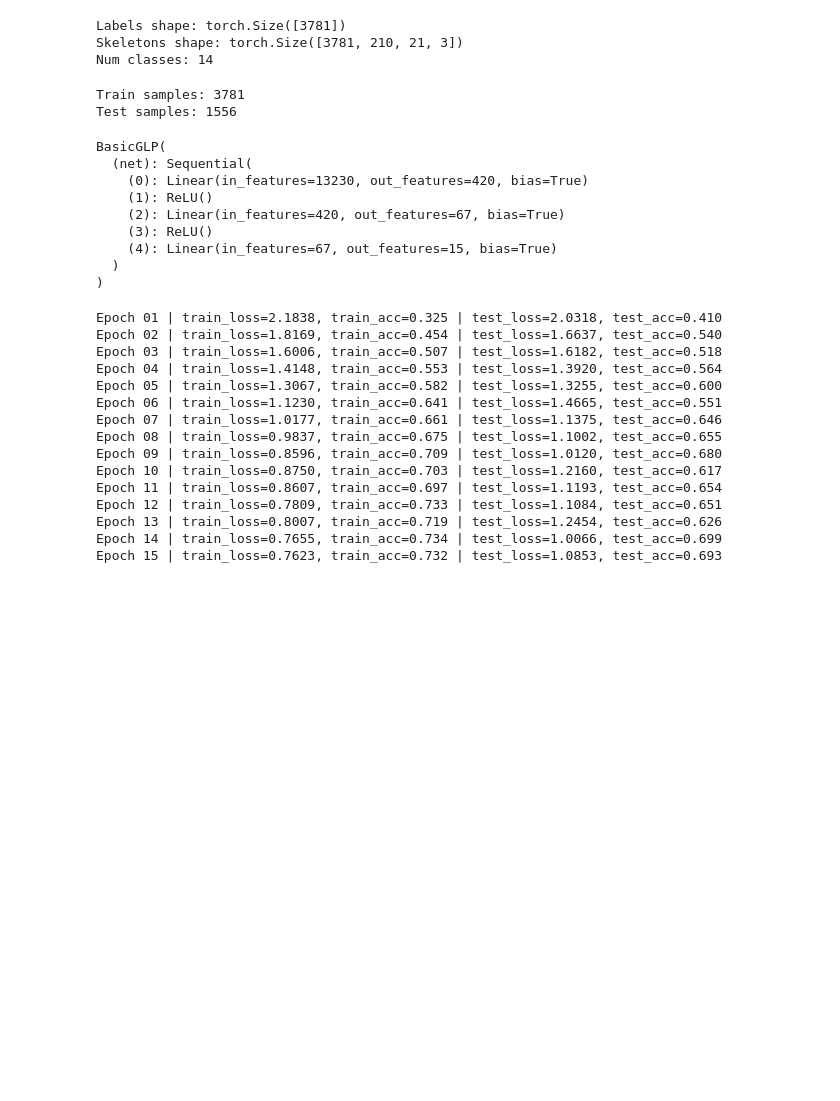
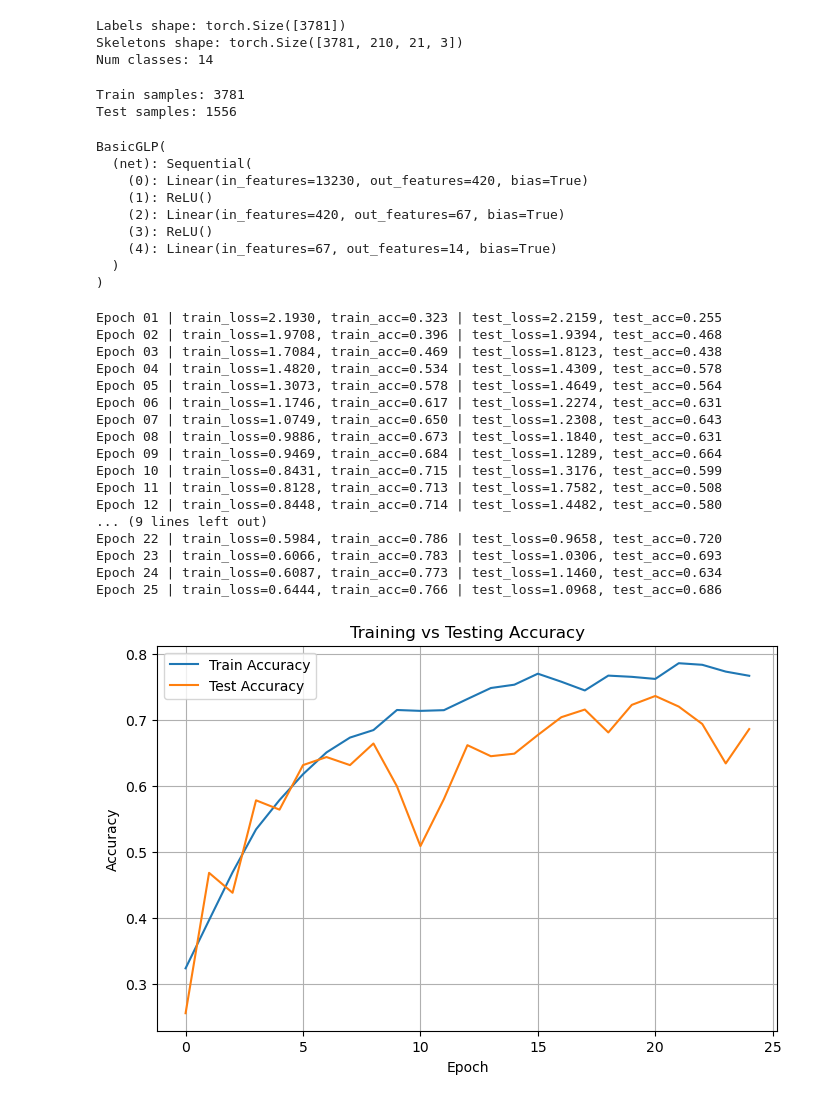
Before and after one commit to StevenTan123/CV_gesture_detection, a Jupyter notebook: SkeletonNNBasic.ipynb, the cells around one changed output. Saved outputs shown, nothing was run; the diff lists cells and outputs as text; code cells hidden in the pictures; blank space fills up the shorter version.

Commit message:
Fixed extra gesture class label and added plot for test accuracy

```diff
--- a/SkeletonNNBasic.ipynb
+++ b/SkeletonNNBasic.ipynb
@@ -21,12 +23,13 @@ def load_skel_data(path):
 train_skels, train_metadata = load_skel_data(TRAIN_PATH)
 test_skels, test_metadata = load_skel_data(TEST_PATH)
 
+# minus one to make 0-indexed
 train_labels = torch.tensor(
-    [sample["label_id"] for sample in train_metadata["samples"]],
+    [sample["label_id"] - 1 for sample in train_metadata["samples"]],
     dtype=torch.long,
 )
 test_labels = torch.tensor(
-    [sample["label_id"] for sample in test_metadata["samples"]],
+    [sample["label_id"] - 1 for sample in test_metadata["samples"]],
     dtype=torch.long,
 )
 
@@ -35,12 +38,12 @@ test_labels = torch.tensor(
 train_skels = train_skels[100:]
 train_labels = train_labels[100:]
 
-num_classes = len(torch.unique(train_labels)) + 1
+num_classes = len(torch.unique(train_labels))
 
 # sanity check stuff
 print("Labels shape:", train_labels.shape)
 print("Skeletons shape:", train_skels.shape)
-print("Num classes:", n_classes)
+print("Num classes:", num_classes)
 # %% [output]
 Labels shape: torch.Size([3781])
 Skeletons shape: torch.Size([3781, 210, 21, 3])
@@ -88,7 +91,7 @@ BasicGLP(
     (1): ReLU()
     (2): Linear(in_features=420, out_features=67, bias=True)
     (3): ReLU()
-    (4): Linear(in_features=67, out_features=15, bias=True)
+    (4): Linear(in_features=67, out_features=14, bias=True)
   )
 )
 # %%
@@ -129,11 +132,15 @@ def run_epoch(loader, model, criterion, optimizer=None):
     acc = correct / total
     return avg_loss, acc
 
-num_epochs = 15
+num_epochs = 25
 
+train_accs = []
+test_accs = []
 for epoch in range(1, num_epochs + 1):
     train_loss, train_acc = run_epoch(train_loader, model, criterion, optimizer)
     test_loss, test_acc = run_epoch(test_loader, model, criterion, optimizer=None)
+    train_accs.append(train_acc)
+    test_accs.append(test_acc)
 
     print(
         f"Epoch {epoch:02d} | "
@@ -141,18 +148,33 @@ for epoch in range(1, num_epochs + 1):
         f"test_loss={test_loss:.4f}, test_acc={test_acc:.3f}"
     )
 # %% [output]
-Epoch 01 | train_loss=2.1838, train_acc=0.325 | test_loss=2.0318, test_acc=0.410
-Epoch 02 | train_loss=1.8169, train_acc=0.454 | test_loss=1.6637, test_acc=0.540
-Epoch 03 | train_loss=1.6006, train_acc=0.507 | test_loss=1.6182, test_acc=0.518
-Epoch 04 | train_loss=1.4148, train_acc=0.553 | test_loss=1.3920, test_acc=0.564
-Epoch 05 | train_loss=1.3067, train_acc=0.582 | test_loss=1.3255, test_acc=0.600
-Epoch 06 | train_loss=1.1230, train_acc=0.641 | test_loss=1.4665, test_acc=0.551
-Epoch 07 | train_loss=1.0177, train_acc=0.661 | test_loss=1.1375, test_acc=0.646
-Epoch 08 | train_loss=0.9837, train_acc=0.675 | test_loss=1.1002, test_acc=0.655
-Epoch 09 | train_loss=0.8596, train_acc=0.709 | test_loss=1.0120, test_acc=0.680
-Epoch 10 | train_loss=0.8750, train_acc=0.703 | test_loss=1.2160, test_acc=0.617
-Epoch 11 | train_loss=0.8607, train_acc=0.697 | test_loss=1.1193, test_acc=0.654
-Epoch 12 | train_loss=0.7809, train_acc=0.733 | test_loss=1.1084, test_acc=0.651
-Epoch 13 | train_loss=0.8007, train_acc=0.719 | test_loss=1.2454, test_acc=0.626
-Epoch 14 | train_loss=0.7655, train_acc=0.734 | test_loss=1.0066, test_acc=0.699
-Epoch 15 | train_loss=0.7623, train_acc=0.732 | test_loss=1.0853, test_acc=0.693
+Epoch 01 | train_loss=2.1930, train_acc=0.323 | test_loss=2.2159, test_acc=0.255
+Epoch 02 | train_loss=1.9708, train_acc=0.396 | test_loss=1.9394, test_acc=0.468
+Epoch 03 | train_loss=1.7084, train_acc=0.469 | test_loss=1.8123, test_acc=0.438
+Epoch 04 | train_loss=1.4820, train_acc=0.534 | test_loss=1.4309, test_acc=0.578
+Epoch 05 | train_loss=1.3073, train_acc=0.578 | test_loss=1.4649, test_acc=0.564
+Epoch 06 | train_loss=1.1746, train_acc=0.617 | test_loss=1.2274, test_acc=0.631
+Epoch 07 | train_loss=1.0749, train_acc=0.650 | test_loss=1.2308, test_acc=0.643
+Epoch 08 | train_loss=0.9886, train_acc=0.673 | test_loss=1.1840, test_acc=0.631
+Epoch 09 | train_loss=0.9469, train_acc=0.684 | test_loss=1.1289, test_acc=0.664
+Epoch 10 | train_loss=0.8431, train_acc=0.715 | test_loss=1.3176, test_acc=0.599
+Epoch 11 | train_loss=0.8128, train_acc=0.713 | test_loss=1.7582, test_acc=0.508
+Epoch 12 | train_loss=0.8448, train_acc=0.714 | test_loss=1.4482, test_acc=0.580
+... (9 lines left out)
+Epoch 22 | train_loss=0.5984, train_acc=0.786 | test_loss=0.9658, test_acc=0.720
+Epoch 23 | train_loss=0.6066, train_acc=0.783 | test_loss=1.0306, test_acc=0.693
+Epoch 24 | train_loss=0.6087, train_acc=0.773 | test_loss=1.1460, test_acc=0.634
+Epoch 25 | train_loss=0.6444, train_acc=0.766 | test_loss=1.0968, test_acc=0.686
+# %%
+epochs = np.arange(num_epochs)
+plt.figure(figsize=(8, 5))
+plt.plot(epochs, train_accs, label='Train Accuracy')
+plt.plot(epochs, test_accs, label='Test Accuracy')
+plt.xlabel('Epoch')
+plt.ylabel('Accuracy')
+plt.title('Training vs Testing Accuracy')
+plt.legend()
+plt.grid(True)
+plt.show()
+# %% [output]
+[figure, added]
```
Also changed, not shown: parts of 1 cell of this notebook.
